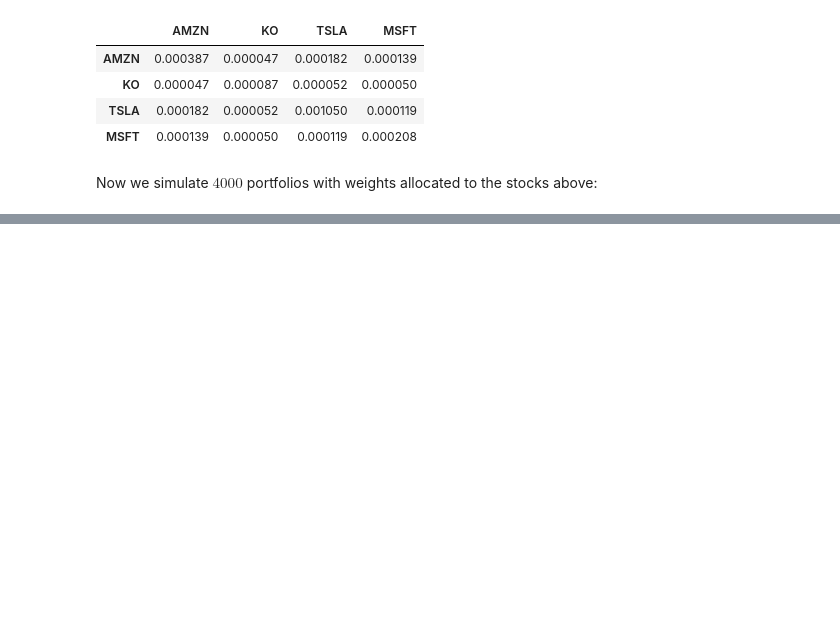
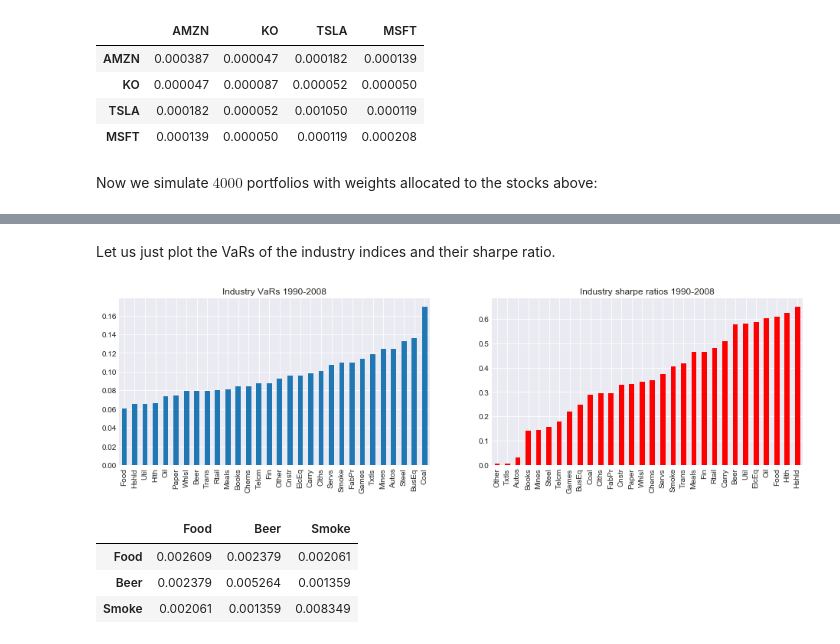
Before and after one commit to z4ir3/finance-courses, a Jupyter notebook: week-2.ipynb, the cells around one changed output, grey strips where cells are left out. Drawn from its saved outputs; the diff is of its cells as text; code cells hidden in the pictures; blank space fills up the shorter version.

```diff
--- a/week-2.ipynb
+++ b/week-2.ipynb
@@ -314,0 +347,3 @@ low_vol_portfolio[0]
+# %%
+ind = erk.get_ind_returns()
+ind.head()
@@ -314,0 +358,17 @@ low_vol_portfolio[0]
+# %% [markdown]
+Let us just plot the VaRs of the industry indices and their sharpe ratio.
+# %%
+fig, ax = plt.subplots(figsize=(20,4), nrows=1, ncols=2)
+erk.var_gaussian(ind["1990":"2008"], cf=True).sort_values().plot.bar(grid=True, figsize=(16,4), ax=ax[0], title="Industry VaRs 1990-2008")
+erk.sharpe_ratio(ind["1990":"2008"], 0.0, 12).sort_values().plot.bar(grid=True, figsize=(16,4), ax=ax[1], title="Industry sharpe ratios 1990-2008", color="r")
+plt.show()
+# %% [output]
+[figure, added]
+# %%
+covmat = ind["1996":"2000"][["Food","Beer","Smoke"]].cov()
+covmat
+# %% [output]
+|  | Food | Beer | Smoke |
+| Food | 0.002609 | 0.002379 | 0.002061 |
+| Beer | 0.002379 | 0.005264 | 0.001359 |
+| Smoke | 0.002061 | 0.001359 | 0.008349 |
```
Also changed, not shown: parts of 33 cells of this notebook.
